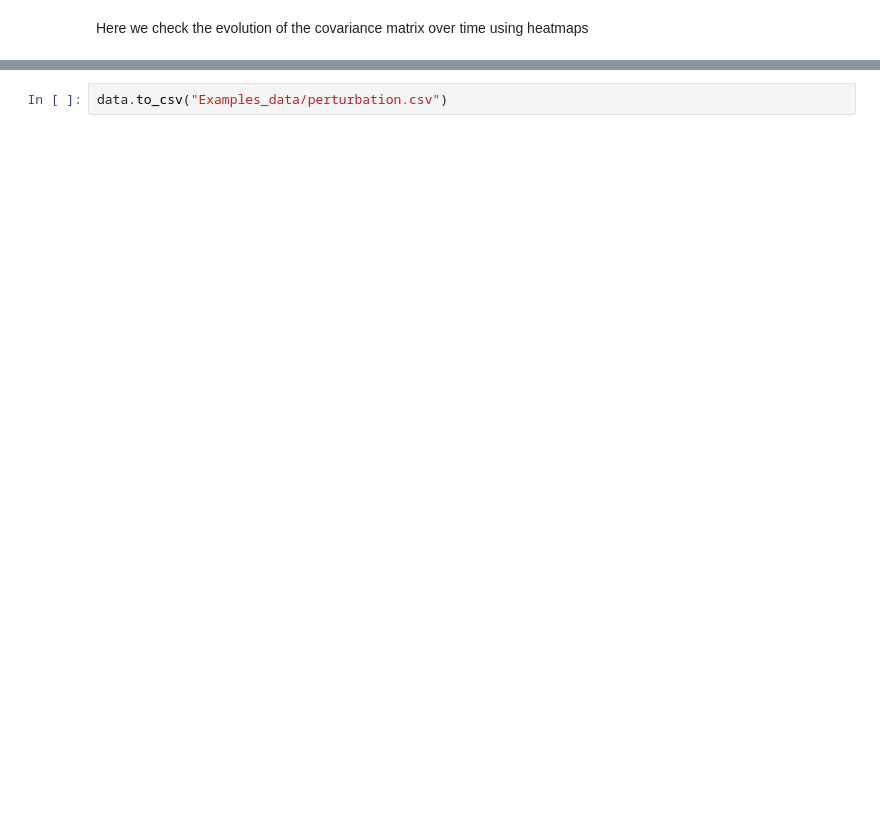
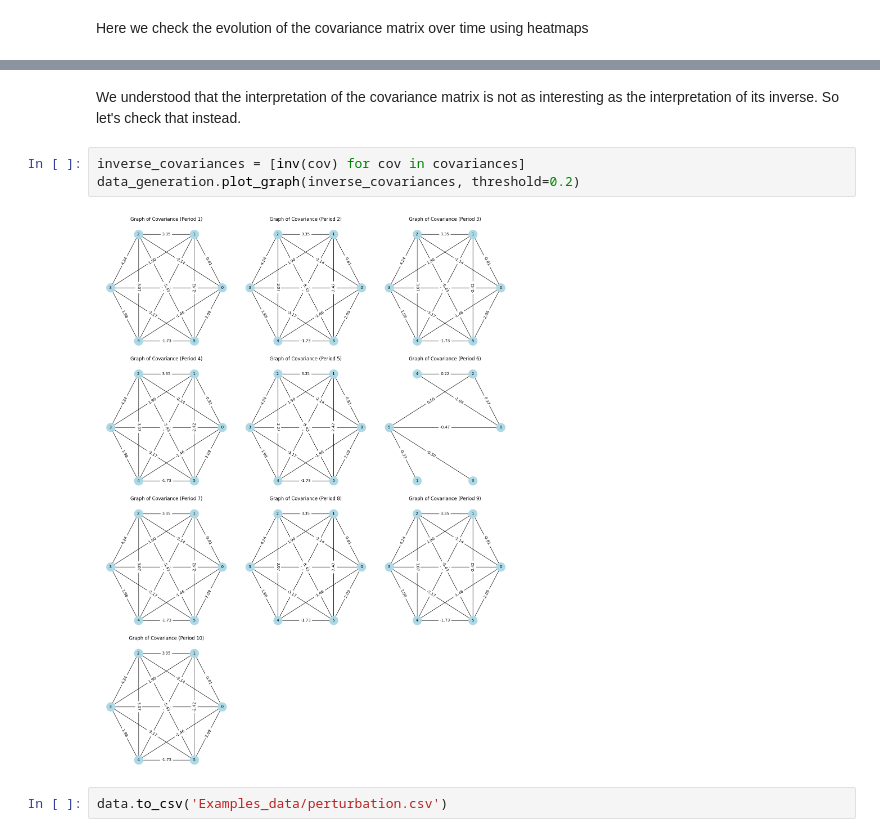
Before and after one commit to AlaaBouattour/TVGL-in-python, a Jupyter notebook: Examples/data_generation.ipynb, the cells around one changed output, grey strips where cells are left out. Drawn from its saved outputs; the diff is of its cells as text; blank space fills up the shorter version.

```diff
--- a/Examples/data_generation.ipynb
+++ b/Examples/data_generation.ipynb
@@ -80,2 +90,9 @@ print(data.head())
+# %% [markdown]
+We understood that the interpretation of the covariance matrix is not as interesting as the interpretation of its inverse. So let's check that instead.
+# %%
+inverse_covariances = [inv(cov) for cov in covariances]
+data_generation.plot_graph(inverse_covariances, threshold=0.2)
+# %% [output]
+[figure, added]
 # %%
-data.to_csv("Examples_data/perturbation.csv")
+data.to_csv('Examples_data/perturbation.csv')
```
Also changed, not shown: parts of 12 cells of this notebook, 2 other files.
